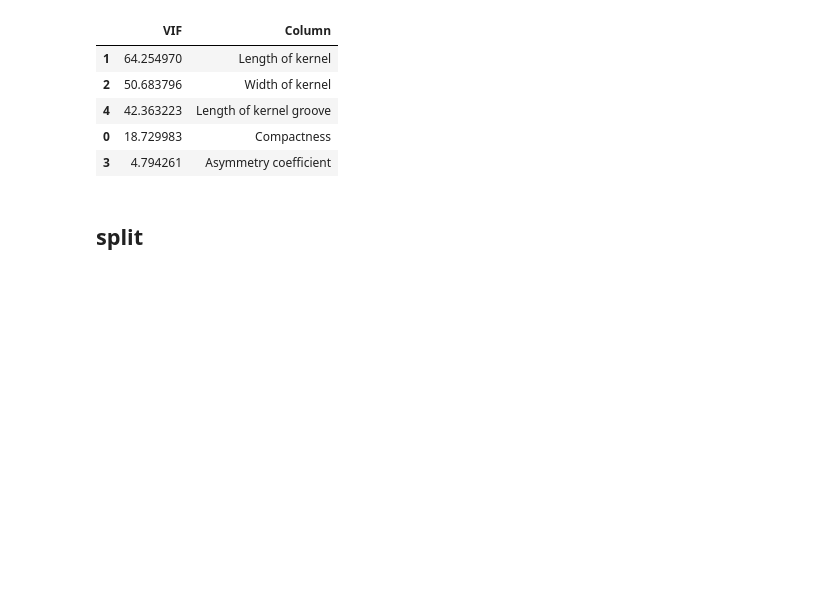
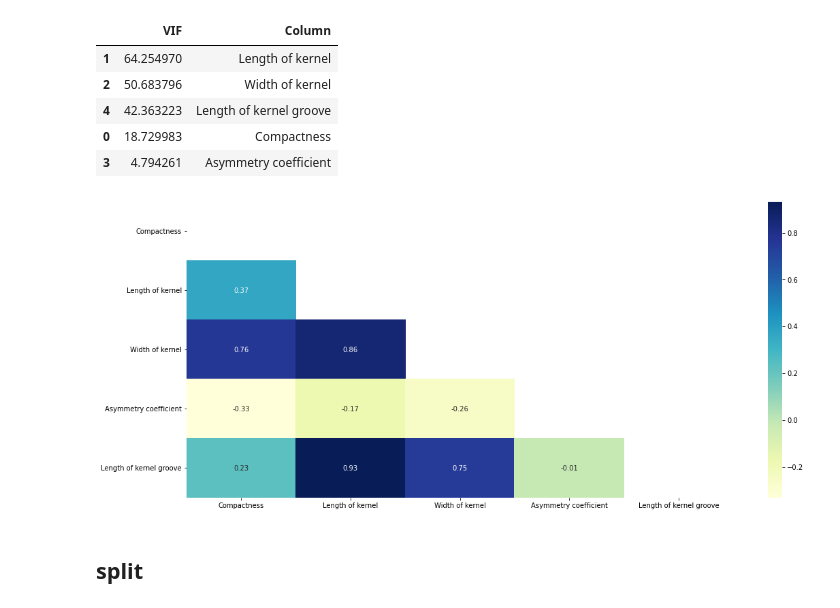
Before and after one commit to sandeepbansode/Machine_Learning_Data_Science, a Jupyter notebook: ML_Advanced_Ensemble_Techniques.ipynb, the cells around one changed output. Saved outputs shown, nothing was run; the diff lists cells and outputs as text; code cells hidden in the pictures; blank space fills up the shorter version.

```diff
--- a/ML_Advanced_Ensemble_Techniques.ipynb
+++ b/ML_Advanced_Ensemble_Techniques.ipynb
@@ -372,6 +373,15 @@ vif_info.sort_values('VIF', ascending=False)
 | 4 | 42.363223 | Length of kernel groove |
 | 0 | 18.729983 | Compactness |
 | 3 | 4.794261 | Asymmetry coefficient |
+# %%
+#correlation plot
+#Thier no correlation among variables.
+plt.figure(figsize=(18,8))
+corr = X2.corr()
+mask = np.triu(np.ones_like(X2.corr()))
+sns.heatmap(corr , cmap = 'YlGnBu' , annot = True,fmt='.2f',mask=mask);
+# %% [output]
+[figure, added]
 # %% [markdown]
 ## **split**
 # %%
```
Also changed, not shown: parts of 26 cells of this notebook.
